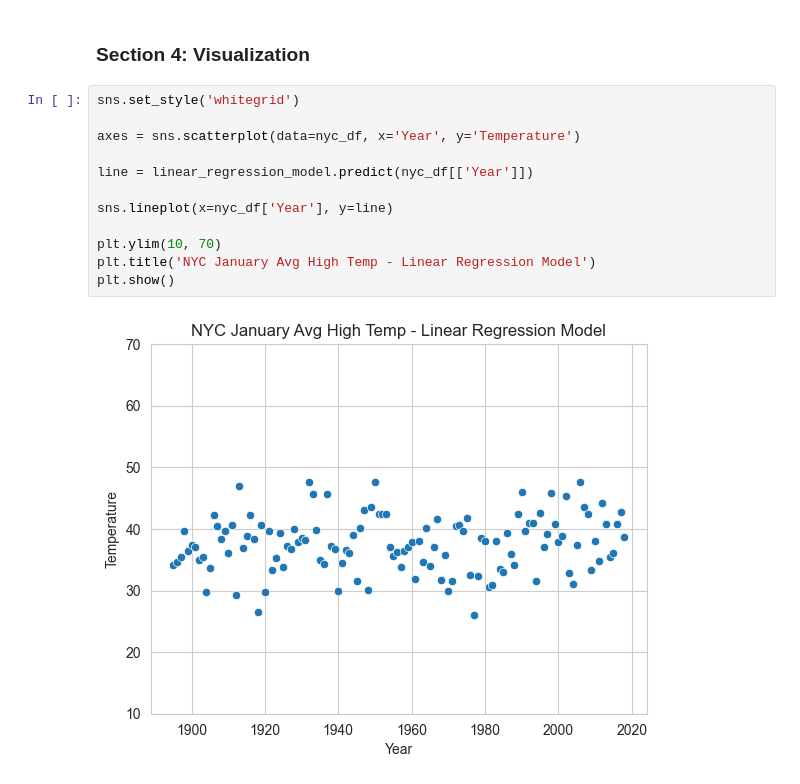
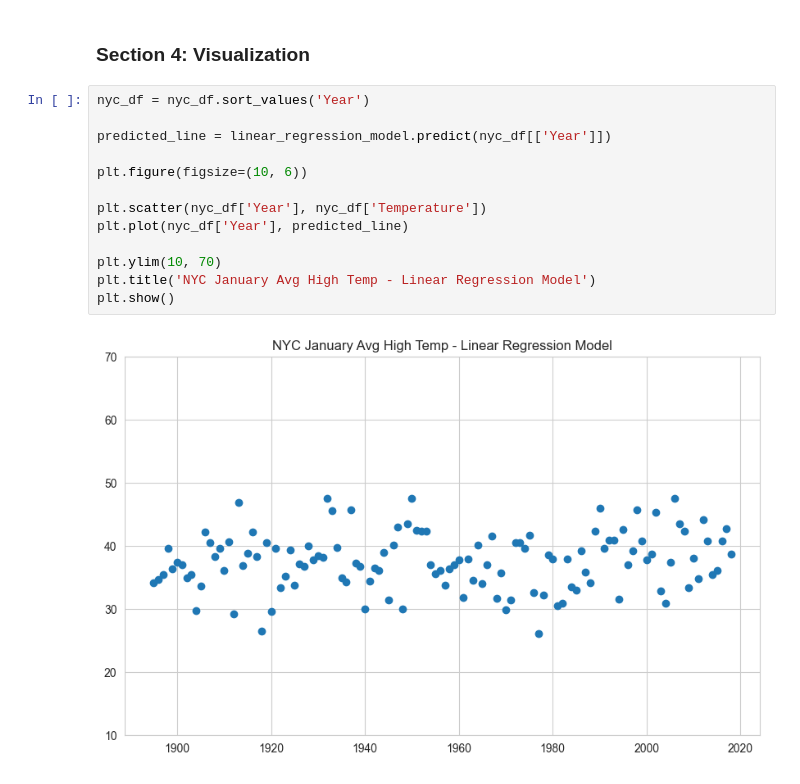
Before and after one commit to kander643/datafun-07-ml, a Jupyter notebook: notebooks/kander643_ml.ipynb, the cells around one changed output. Drawn from its saved outputs; the diff is of its cells as text.

```diff
--- a/notebooks/kander643_ml.ipynb
+++ b/notebooks/kander643_ml.ipynb
@@ -192,16 +192,17 @@ Predicted Avg High Temp in Jan 2024: 0.08
 # %% [markdown]
 ### Section 4: Visualization
 # %%
-sns.set_style('whitegrid')
+nyc_df = nyc_df.sort_values('Year')
 
-axes = sns.scatterplot(data=nyc_df, x='Year', y='Temperature')
+predicted_line = linear_regression_model.predict(nyc_df[['Year']])
 
-line = linear_regression_model.predict(nyc_df[['Year']])
+plt.figure(figsize=(10, 6))
 
-sns.lineplot(x=nyc_df['Year'], y=line)
+plt.scatter(nyc_df['Year'], nyc_df['Temperature'])
+plt.plot(nyc_df['Year'], predicted_line)
 
 plt.ylim(10, 70)
 plt.title('NYC January Avg High Temp - Linear Regression Model')
 plt.show()
 # %% [output]
-[figure, old version]
+[figure, new version]
```
